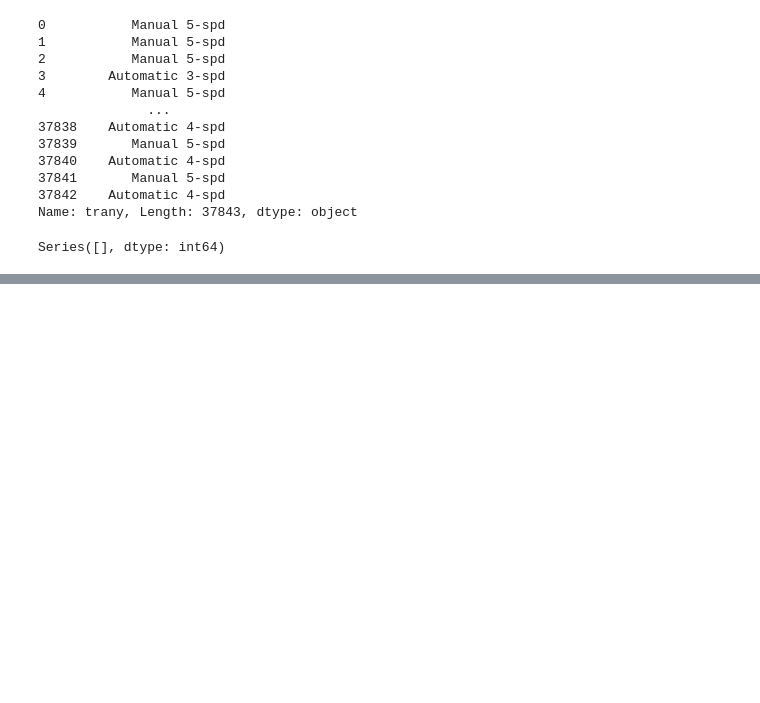
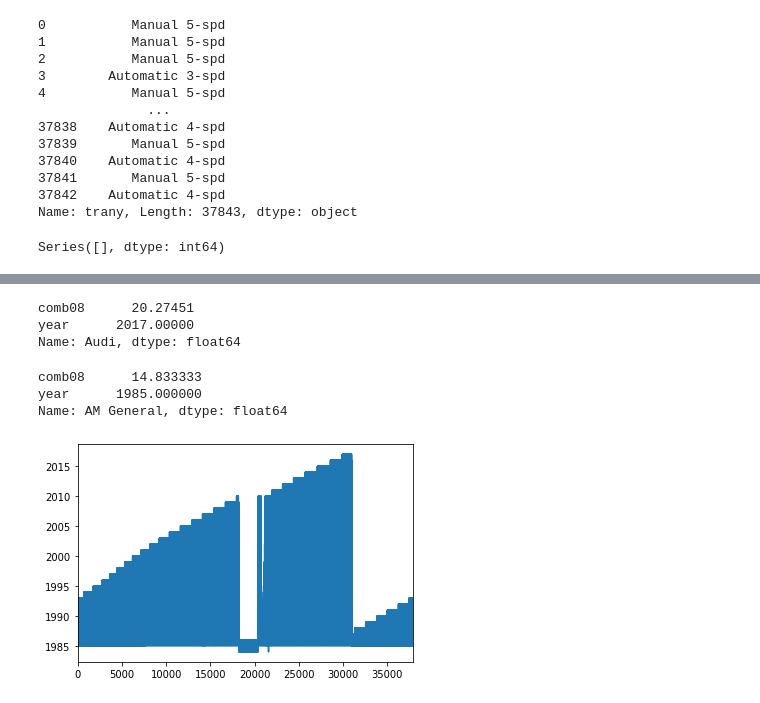
Before and after one commit to YonatanRA/clases_datamex0320, a Jupyter notebook: w2_d4 - Pandas deepdive.ipynb, the cells around one changed output, grey strips where cells are left out. Drawn from its saved outputs; the diff is of its cells as text; code cells hidden in the pictures; blank space fills up the shorter version.

```diff
--- a/w2_d4 - Pandas deepdive.ipynb
+++ b/w2_d4 - Pandas deepdive.ipynb
@@ -594,0 +633,4 @@ Series([], dtype: int64)
+# %%
+df=df.drop_duplicates()  # elimina duplicados, filas (cuidado, tienen que ser completamente iguales)
+
+# se puede hacer en una sola columna
@@ -594,0 +690,17 @@ Series([], dtype: int64)
+# %%
+q.loc['Audi']  # localizo por elemento
+# %% [output]
+comb08      20.27451
+year      2017.00000
+Name: Audi, dtype: float64
+# %%
+q.ix[0]  # ix es iloc y loc a la vez
+# %% [output]
+comb08      14.833333
+year      1985.000000
+Name: AM General, dtype: float64
+# %%
+%matplotlib inline
+df.year.plot();
+# %% [output]
+[figure, added]
```
Also changed, not shown: parts of 57 cells of this notebook, 1 other file.
